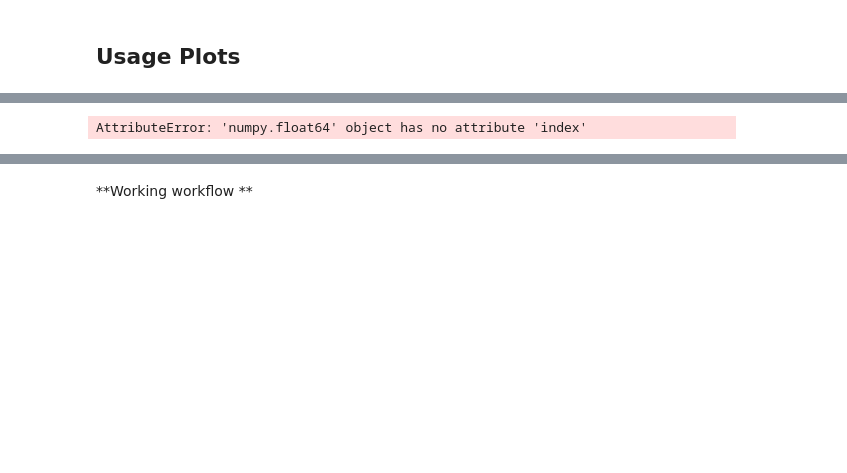
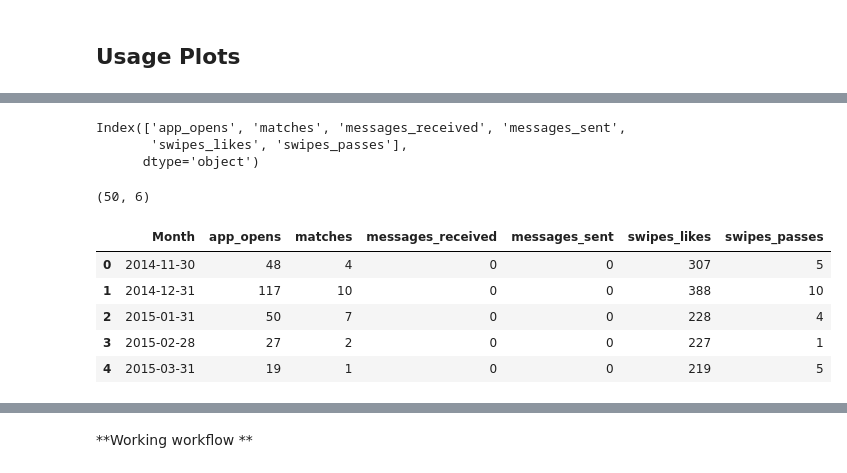
Before and after one commit to malctaylor15/Tinder_dash, a Jupyter notebook: Notebooks/Demo Charts v1.ipynb, the cells around one changed output, grey strips where cells are left out. Saved outputs shown, nothing was run; the diff lists cells and outputs as text; code cells hidden in the pictures; blank space fills up the shorter version.

```diff
--- a/Notebooks/Demo Charts v1.ipynb
+++ b/Notebooks/Demo Charts v1.ipynb
@@ -289,5 +354,0 @@ def calc_sum_0(month_gb):
-# %%
-# Not working 3/30
-tmp2 = usage_gb.apply(calc_sum_0)
-# %% [output]
-AttributeError: 'numpy.float64' object has no attribute 'index'
@@ -293,0 +360,10 @@ AttributeError: 'numpy.float64' object has no attribute 'index'
+# %%
+usage_sum.columns
+# %% [output]
+Index(['app_opens', 'matches', 'messages_received', 'messages_sent',
+       'swipes_likes', 'swipes_passes'],
+      dtype='object')
+# %%
+usage_sum.shape
+# %% [output]
+(50, 6)
@@ -293,0 +374,11 @@ AttributeError: 'numpy.float64' object has no attribute 'index'
+# %%
+usage_sum = pd.read_csv('../usage_sums_monthly.csv')
+# %%
+usage_sum.head()
+# %% [output]
+|  | Month | app_opens | matches | messages_received | messages_sent | swipes_likes | swipes_passes |
+| 0 | 2014-11-30 | 48 | 4 | 0 | 0 | 307 | 5 |
+| 1 | 2014-12-31 | 117 | 10 | 0 | 0 | 388 | 10 |
+| 2 | 2015-01-31 | 50 | 7 | 0 | 0 | 228 | 4 |
+| 3 | 2015-02-28 | 27 | 2 | 0 | 0 | 227 | 1 |
+| 4 | 2015-03-31 | 19 | 1 | 0 | 0 | 219 | 5 |
```
Also changed, not shown: parts of 42 cells of this notebook, 6 other files.
